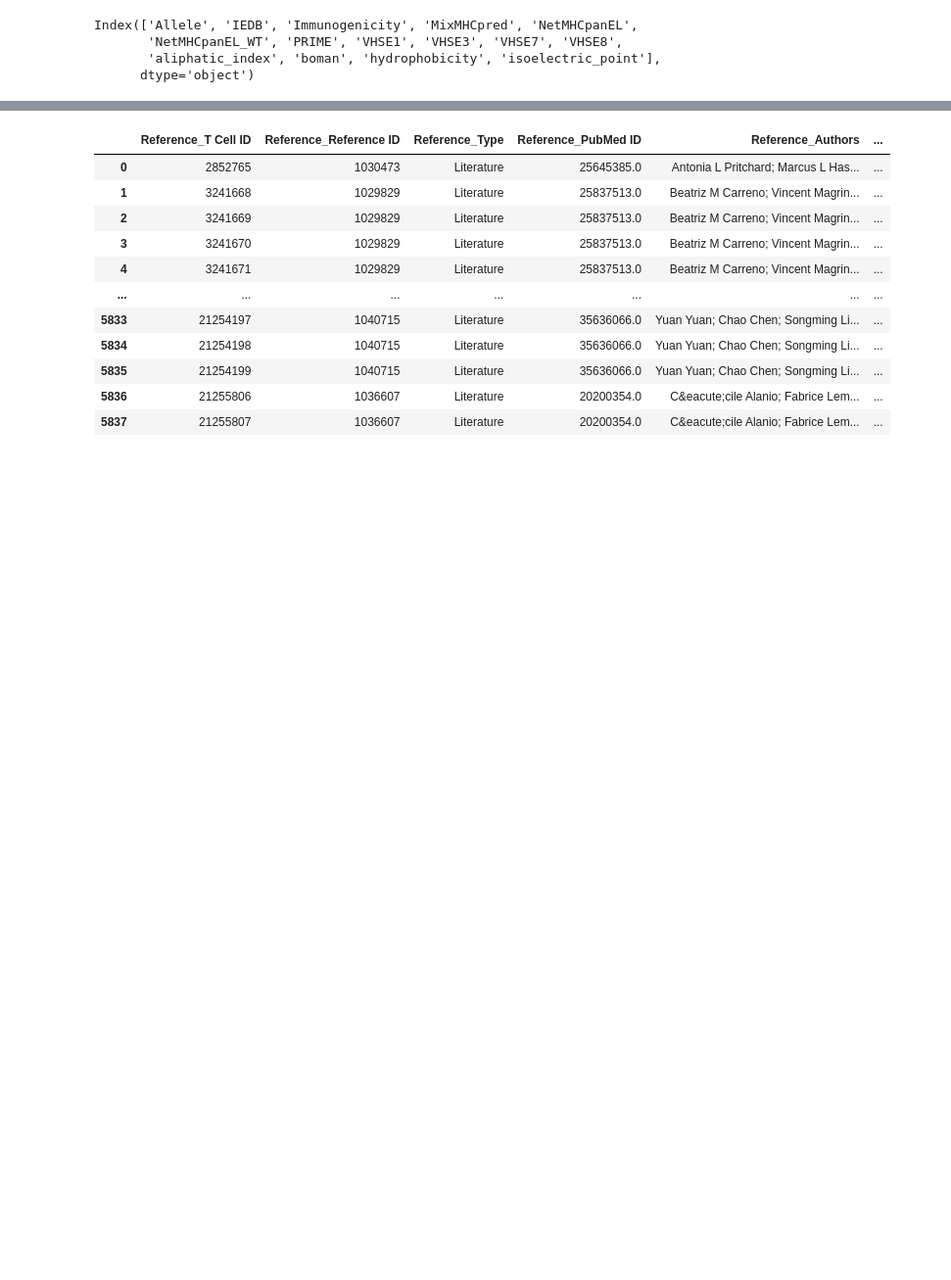
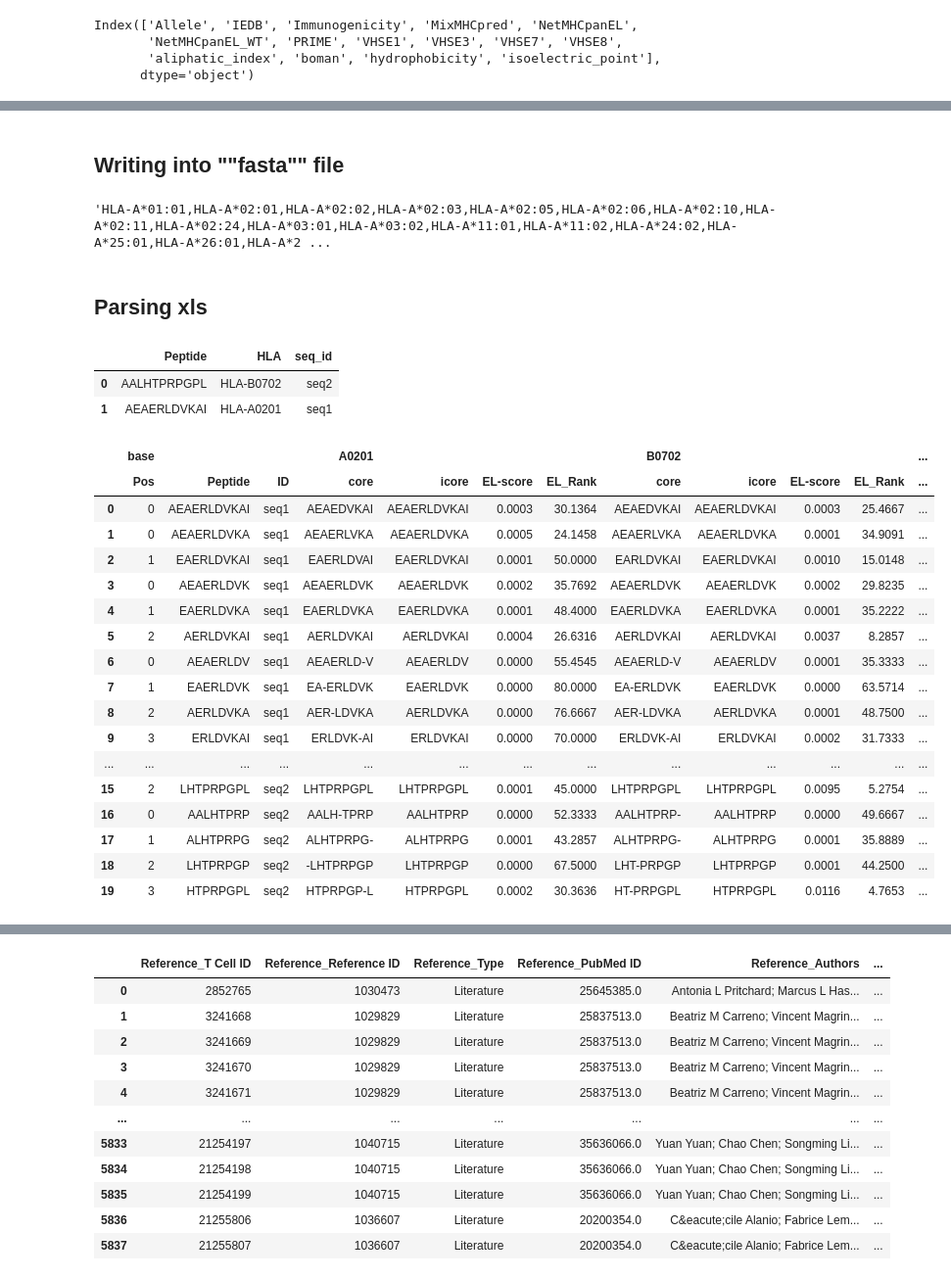
Before and after one commit to richieYT-wan/cedar, a Jupyter notebook: notebook/2210xx_Oct_newdump.ipynb, the cells around one changed output, grey strips where cells are left out. Shown at 98% size. Saved outputs shown, nothing was run; the diff lists cells and outputs as text; code cells hidden in the pictures; blank space fills up the shorter version.

Commit message:
added new netmhcpan/core stuff...

```diff
--- a/notebook/2210xx_Oct_newdump.ipynb
+++ b/notebook/2210xx_Oct_newdump.ipynb
@@ -136,0 +160,6 @@ Index(['Allele', 'IEDB', 'Immunogenicity', 'MixMHCpred', 'NetMHCpanEL',
+# %% [markdown]
+## Writing into ""fasta"" file
+# %%
+','.join(sorted(cedar_related_fold.HLA_full.unique()))
+# %% [output]
+'HLA-A*01:01,HLA-A*02:01,HLA-A*02:02,HLA-A*02:03,HLA-A*02:05,HLA-A*02:06,HLA-A*02:10,HLA-A*02:11,HLA-A*02:24,HLA-A*03:01,HLA-A*03:02,HLA-A*11:01,HLA-A*11:02,HLA-A*24:02,HLA-A*25:01,HLA-A*26:01,HLA-A*2 ...
@@ -136,0 +176,40 @@ Index(['Allele', 'IEDB', 'Immunogenicity', 'MixMHCpred', 'NetMHCpanEL',
+# %% [markdown]
+## Parsing xls
+# %%
+ss = ['AEAERLDVKAI','AALHTPRPGPL']
+test = cedar_related_fold.query('Peptide in @ss').reset_index(drop=True)
+test=test.replace('HLA-B4403', 'HLA-A0201')
+test['seq_id'] = ['seq2', 'seq1']
+test = test[['Peptide', 'HLA', 'seq_id']]
+test
+# %% [output]
+|  | Peptide | HLA | seq_id |
+| 0 | AALHTPRPGPL | HLA-B0702 | seq2 |
+| 1 | AEAERLDVKAI | HLA-A0201 | seq1 |
+# %%
+# Ranks stuff
+from src.utils import read_netmhcpan_results, flatten_level_columns
+from src.utils import get_trueHLA_EL_rank
+test_xls = read_netmhcpan_results('../data/test.xls')
+test_xls.columns = pd.MultiIndex.from_tuples([(x.replace(':','').replace('HLA-',''), y) for x,y in test_xls.columns])
+display(test_xls)
+# display(flatten_level_columns(test_xls.head()))
+# %% [output]
+|  | base |  |  | A0201 |  |  |  | B0702 |  |  |  | ... |
+|  | Pos | Peptide | ID | core | icore | EL-score | EL_Rank | core | icore | EL-score | EL_Rank | ... |
+| 0 | 0 | AEAERLDVKAI | seq1 | AEAEDVKAI | AEAERLDVKAI | 0.0003 | 30.1364 | AEAEDVKAI | AEAERLDVKAI | 0.0003 | 25.4667 | ... |
+| 1 | 0 | AEAERLDVKA | seq1 | AEAERLVKA | AEAERLDVKA | 0.0005 | 24.1458 | AEAERLVKA | AEAERLDVKA | 0.0001 | 34.9091 | ... |
+| 2 | 1 | EAERLDVKAI | seq1 | EAERLDVAI | EAERLDVKAI | 0.0001 | 50.0000 | EARLDVKAI | EAERLDVKAI | 0.0010 | 15.0148 | ... |
+| 3 | 0 | AEAERLDVK | seq1 | AEAERLDVK | AEAERLDVK | 0.0002 | 35.7692 | AEAERLDVK | AEAERLDVK | 0.0002 | 29.8235 | ... |
+| 4 | 1 | EAERLDVKA | seq1 | EAERLDVKA | EAERLDVKA | 0.0001 | 48.4000 | EAERLDVKA | EAERLDVKA | 0.0001 | 35.2222 | ... |
+| 5 | 2 | AERLDVKAI | seq1 | AERLDVKAI | AERLDVKAI | 0.0004 | 26.6316 | AERLDVKAI | AERLDVKAI | 0.0037 | 8.2857 | ... |
+| 6 | 0 | AEAERLDV | seq1 | AEAERLD-V | AEAERLDV | 0.0000 | 55.4545 | AEAERLD-V | AEAERLDV | 0.0001 | 35.3333 | ... |
+| 7 | 1 | EAERLDVK | seq1 | EA-ERLDVK | EAERLDVK | 0.0000 | 80.0000 | EA-ERLDVK | EAERLDVK | 0.0000 | 63.5714 | ... |
+| 8 | 2 | AERLDVKA | seq1 | AER-LDVKA | AERLDVKA | 0.0000 | 76.6667 | AER-LDVKA | AERLDVKA | 0.0001 | 48.7500 | ... |
+| 9 | 3 | ERLDVKAI | seq1 | ERLDVK-AI | ERLDVKAI | 0.0000 | 70.0000 | ERLDVK-AI | ERLDVKAI | 0.0002 | 31.7333 | ... |
+| ... | ... | ... | ... | ... | ... | ... | ... | ... | ... | ... | ... | ... |
+| 15 | 2 | LHTPRPGPL | seq2 | LHTPRPGPL | LHTPRPGPL | 0.0001 | 45.0000 | LHTPRPGPL | LHTPRPGPL | 0.0095 | 5.2754 | ... |
+| 16 | 0 | AALHTPRP | seq2 | AALH-TPRP | AALHTPRP | 0.0000 | 52.3333 | AALHTPRP- | AALHTPRP | 0.0000 | 49.6667 | ... |
+| 17 | 1 | ALHTPRPG | seq2 | ALHTPRPG- | ALHTPRPG | 0.0001 | 43.2857 | ALHTPRPG- | ALHTPRPG | 0.0001 | 35.8889 | ... |
+| 18 | 2 | LHTPRPGP | seq2 | -LHTPRPGP | LHTPRPGP | 0.0000 | 67.5000 | LHT-PRPGP | LHTPRPGP | 0.0001 | 44.2500 | ... |
+| 19 | 3 | HTPRPGPL | seq2 | HTPRPGP-L | HTPRPGPL | 0.0002 | 30.3636 | HT-PRPGPL | HTPRPGPL | 0.0116 | 4.7653 | ... |
```
Also changed, not shown: parts of 46 cells of this notebook, 13 other files.
